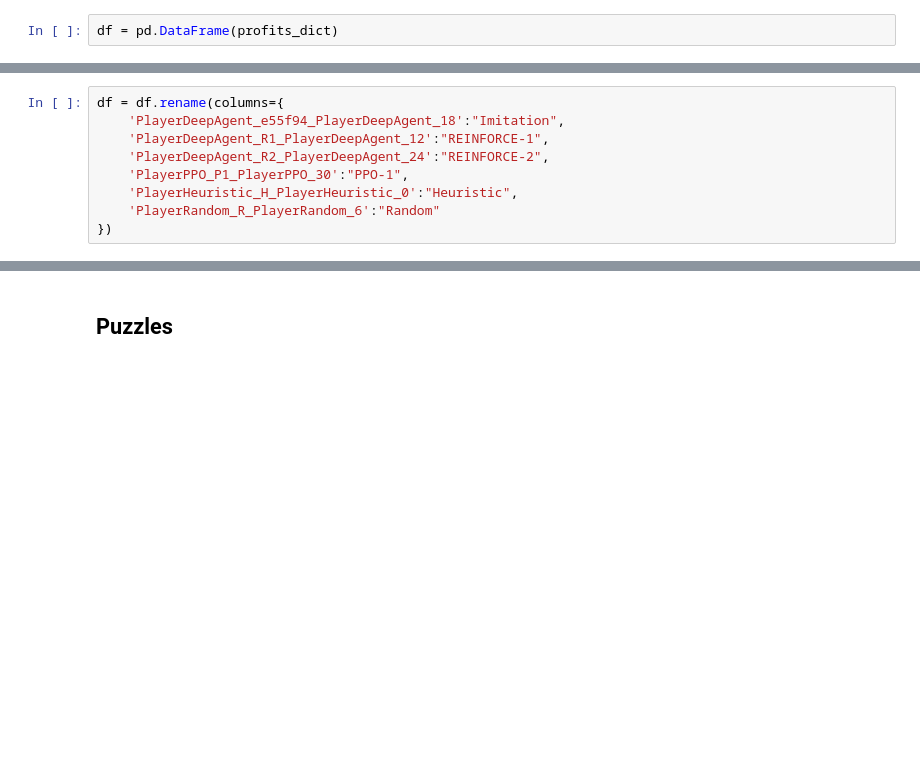
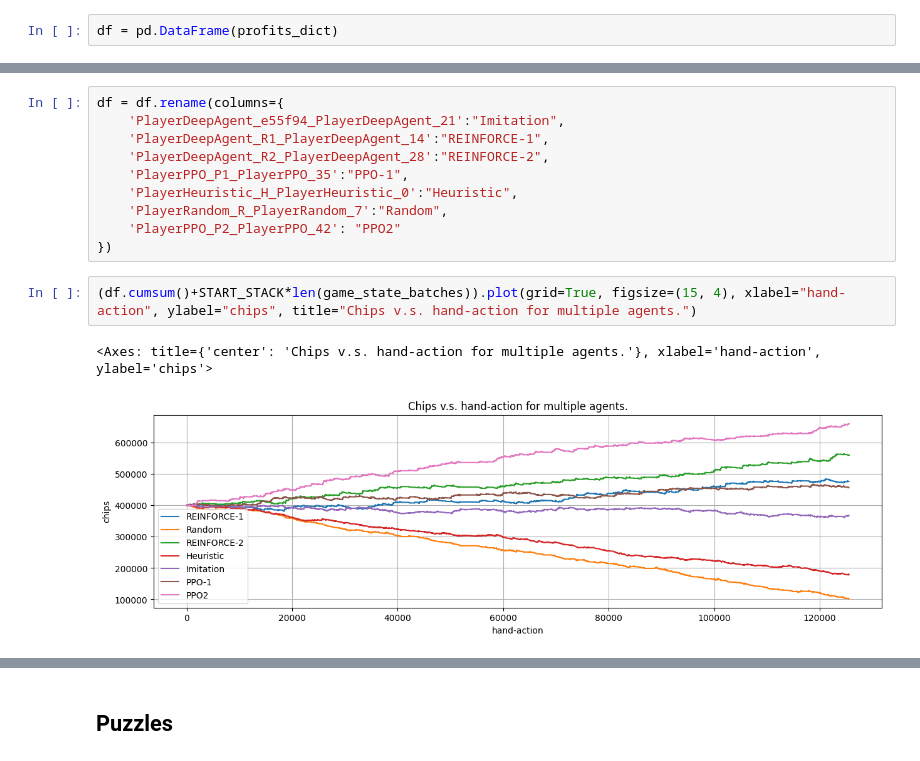
Before and after one commit to AndriVidars/PokerRL, a Jupyter notebook: full_game_analysis.ipynb, the cells around one changed output, grey strips where cells are left out. Drawn from its saved outputs; the diff is of its cells as text; blank space fills up the shorter version.

```diff
--- a/full_game_analysis.ipynb
+++ b/full_game_analysis.ipynb
@@ -56,13 +58,19 @@ Index(['PlayerRandom_R_PlayerRandom_6', 'PlayerHeuristic_H_PlayerHeuristic_0',
       dtype='object')
 # %%
 df = df.rename(columns={
-    'PlayerDeepAgent_e55f94_PlayerDeepAgent_18':"Imitation",
-    'PlayerDeepAgent_R1_PlayerDeepAgent_12':"REINFORCE-1",
-    'PlayerDeepAgent_R2_PlayerDeepAgent_24':"REINFORCE-2",
-    'PlayerPPO_P1_PlayerPPO_30':"PPO-1",
+    'PlayerDeepAgent_e55f94_PlayerDeepAgent_21':"Imitation",
+    'PlayerDeepAgent_R1_PlayerDeepAgent_14':"REINFORCE-1",
+    'PlayerDeepAgent_R2_PlayerDeepAgent_28':"REINFORCE-2",
+    'PlayerPPO_P1_PlayerPPO_35':"PPO-1",
     'PlayerHeuristic_H_PlayerHeuristic_0':"Heuristic",
-    'PlayerRandom_R_PlayerRandom_6':"Random"
+    'PlayerRandom_R_PlayerRandom_7':"Random",
+    'PlayerPPO_P2_PlayerPPO_42': "PPO2"
 })
+# %%
+(df.cumsum()+START_STACK*len(game_state_batches)).plot(grid=True, figsize=(15, 4), xlabel="hand-action", ylabel="chips", title="Chips v.s. hand-action for multiple agents.")
+# %% [output]
+<Axes: title={'center': 'Chips v.s. hand-action for multiple agents.'}, xlabel='hand-action', ylabel='chips'>
+[figure, added]
 # %%
 (df.cumsum()+START_STACK*len(game_state_batches)).plot(grid=True, figsize=(10, 5), xlabel="hand-action", ylabel="chips", title="Chips v.s. hand-action for multiple agents.")
 # %% [output]
```
Also changed, not shown: parts of 10 cells of this notebook.
